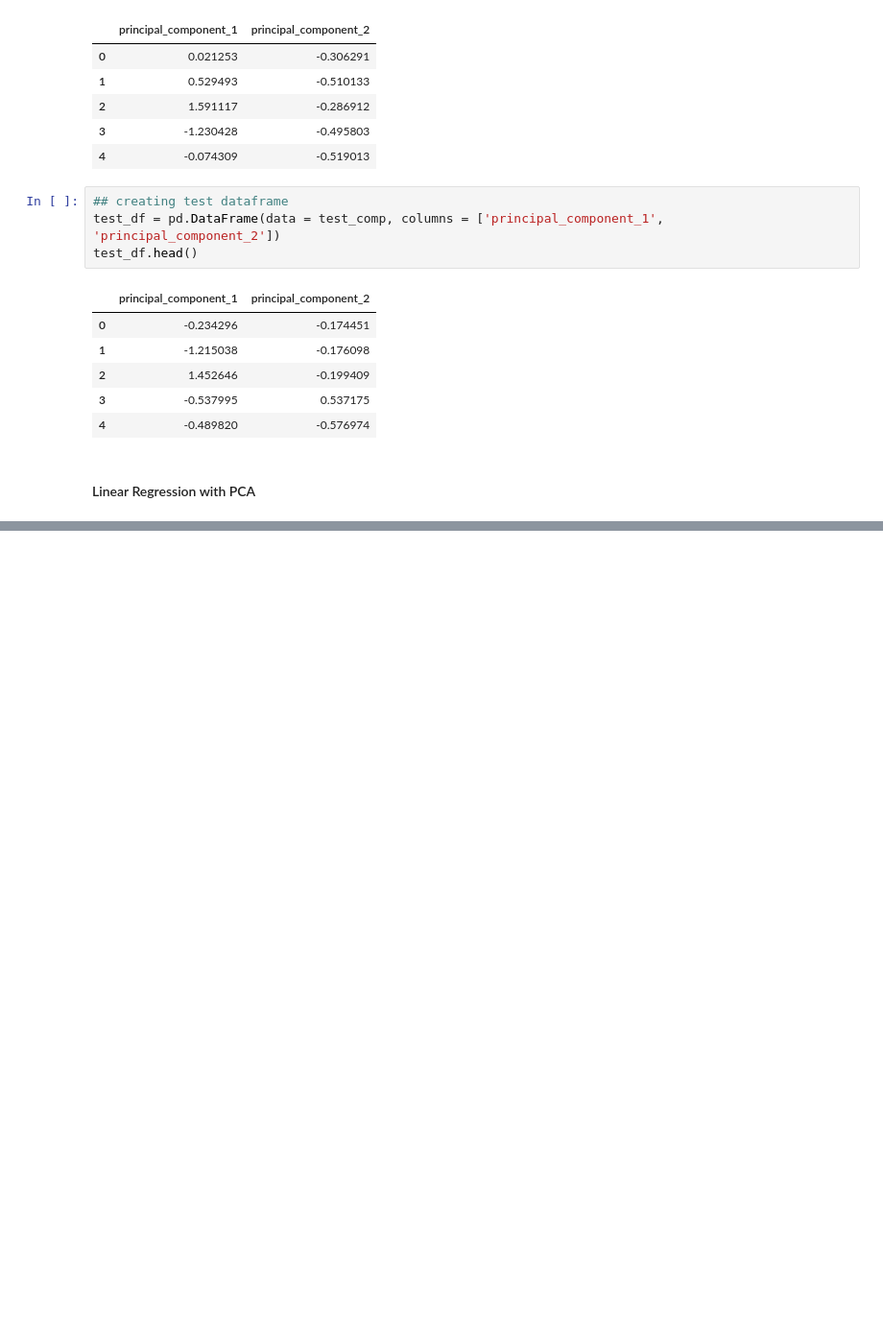
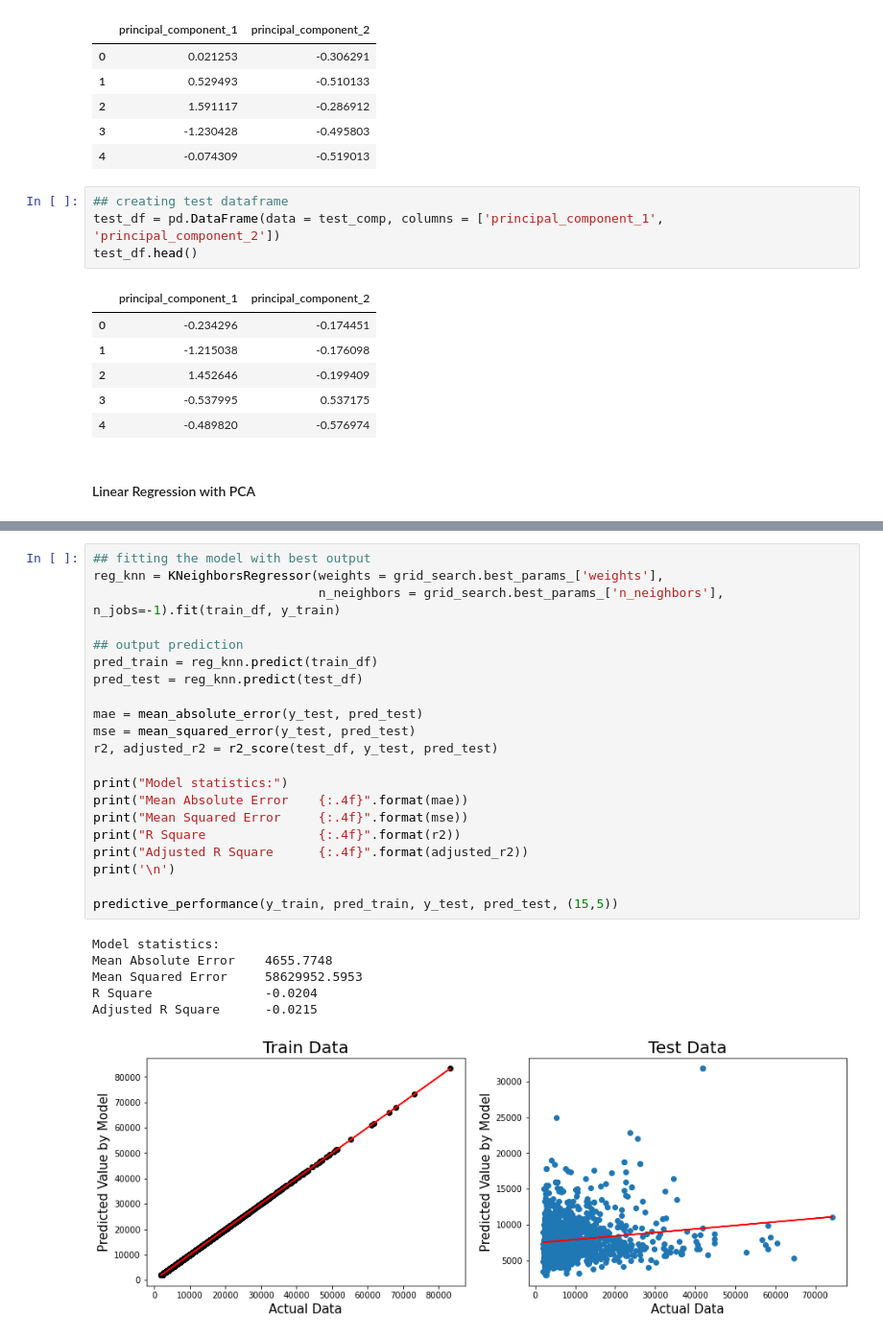
Before and after one commit to ddahiya16/Machine-Learning, a Jupyter notebook: Customer Life Time Value Prediction Model.ipynb, the cells around one changed output, grey strips where cells are left out. Shown at 96% size. Cells and saved outputs as stored; diff of their text form; blank space fills up the shorter version.

```diff
--- a/Customer Life Time Value Prediction Model.ipynb
+++ b/Customer Life Time Value Prediction Model.ipynb
@@ -2046,0 +2151,28 @@ test_df.head()
+# %%
+## fitting the model with best output
+reg_knn = KNeighborsRegressor(weights = grid_search.best_params_['weights'],
+                              n_neighbors = grid_search.best_params_['n_neighbors'], n_jobs=-1).fit(train_df, y_train)
+
+## output prediction
+pred_train = reg_knn.predict(train_df)
+pred_test = reg_knn.predict(test_df)
+
+mae = mean_absolute_error(y_test, pred_test)
+mse = mean_squared_error(y_test, pred_test)
+r2, adjusted_r2 = r2_score(test_df, y_test, pred_test)
+
+print("Model statistics:")
+print("Mean Absolute Error    {:.4f}".format(mae))
+print("Mean Squared Error     {:.4f}".format(mse))
+print("R Square               {:.4f}".format(r2))
+print("Adjusted R Square      {:.4f}".format(adjusted_r2))
+print('\n')
+
+predictive_performance(y_train, pred_train, y_test, pred_test, (15,5))
+# %% [output]
+Model statistics:
+Mean Absolute Error    4655.7748
+Mean Squared Error     58629952.5953
+R Square               -0.0204
+Adjusted R Square      -0.0215
+[figure, added]
```
Also changed, not shown: parts of 34 cells of this notebook.
